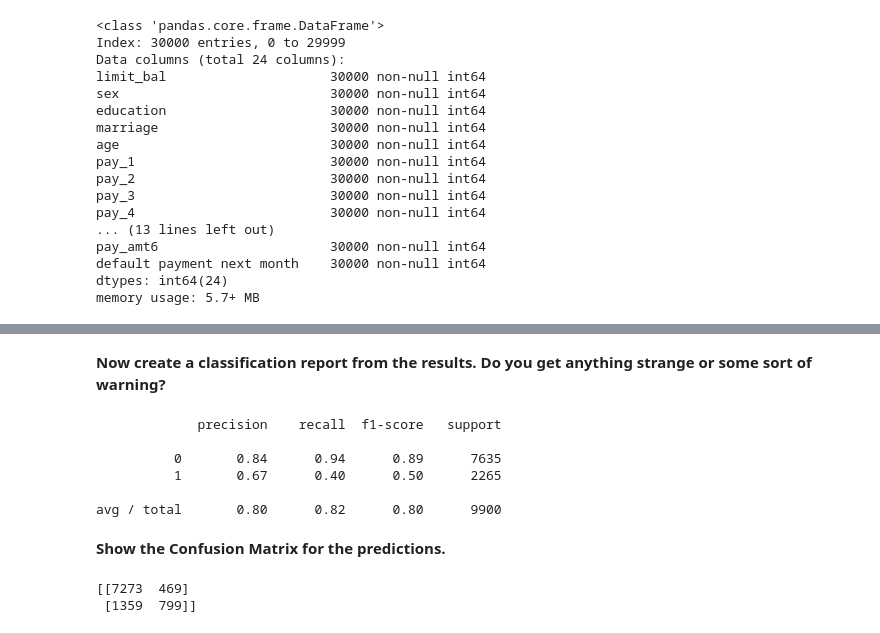
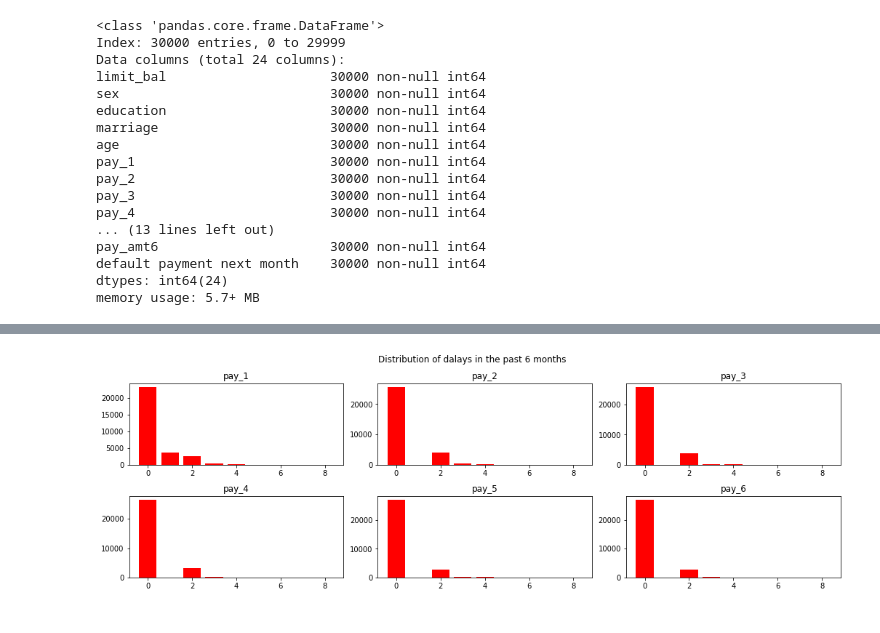
Before and after one commit to zjgcainiao/ML_CreditCardDefaultPrediction, a Jupyter notebook: default_of_credit_card/credit_default_rate.ipynb, the cells around one changed output, grey strips where cells are left out. Drawn from its saved outputs; the diff is of its cells as text; code cells hidden in the pictures.

```diff
--- a/default_of_credit_card/credit_default_rate.ipynb
+++ b/default_of_credit_card/credit_default_rate.ipynb
@@ -196,5 +168,0 @@ df[bill_columns].describe()
-# %%
-# pay status columns
-pattern = re.compile("^pay_amt[0-9]+$")
-pay_amount_columns = [ x for x in df.columns if (pattern.match(x))]
-df[pay_amount_columns].describe()
@@ -211,11 +168,0 @@ df[pay_amount_columns].describe()
-# %%
-# limit balance
-fig = plt.figure()
-fig.set_size_inches(20,5)
-ax = fig.add_subplot(111)
-
-d = df.groupby(['limit_bal']).size()
-ax.set_yscale("log")
-ax.set_xticks(np.arange(len(d)))
-ax.set_xticklabels(['%d' % i for i in d.index], rotation='vertical')
-p = ax.bar(np.arange(len(d)), d, color='g')
@@ -226,7 +168,0 @@ p = ax.bar(np.arange(len(d)), d, color='g')
-# %%
-fig = plt.figure()
-fig.set_size_inches(5,5)
-d = df.groupby(['default payment next month']).size()
-
-print("defaulting accounts are {}% out of {} observations".format(100* d[1]/(d[1]+d[0]), d[1]+d[0]))
-p = d.plot(kind='bar', color='red')
@@ -320,2 +168,0 @@ predictions = rfc.predict(X_test)
-# %% [markdown]
-**Now create a classification report from the results. Do you get anything strange or some sort of warning?**
@@ -324,16 +169,19 @@ from sklearn.metrics import classification_report,confusion_matrix
-# %%
-print(classification_report(y_test,predictions))
-# %% [output]
-             precision    recall  f1-score   support
-
-          0       0.84      0.94      0.89      7635
-          1       0.67      0.40      0.50      2265
-
-avg / total       0.80      0.82      0.80      9900
-# %% [markdown]
-**Show the Confusion Matrix for the predictions.**
-# %%
-print(confusion_matrix(y_test,predictions))
-# %% [output]
-[[7273  469]
- [1359  799]]
+# %%
+pattern = re.compile("^pay_[0-9]+$")
+payment_status = [ x for x in credit_default.columns if (pattern.match(x))]
+
+fig, ax = plt.subplots(2,3)
+fig.set_size_inches(15,5)
+fig.suptitle('Distribution of dalays in the past 6 months')
+
+for i in range(len(payment_status)):
+    row,col = int(i/3), i%3
+
+    d  = credit_default[payment_status[i]].value_counts()
+    ax[row,col].bar(d.index, d, align='center', color='r')
+    ax[row,col].set_title(payment_status[i])
+
+plt.tight_layout(pad=3.0, w_pad=0.5, h_pad=1.0)
+plt.show()
+# %% [output]
+[figure, added]
```
Also changed, not shown: parts of 85 cells of this notebook, 9 other files.
